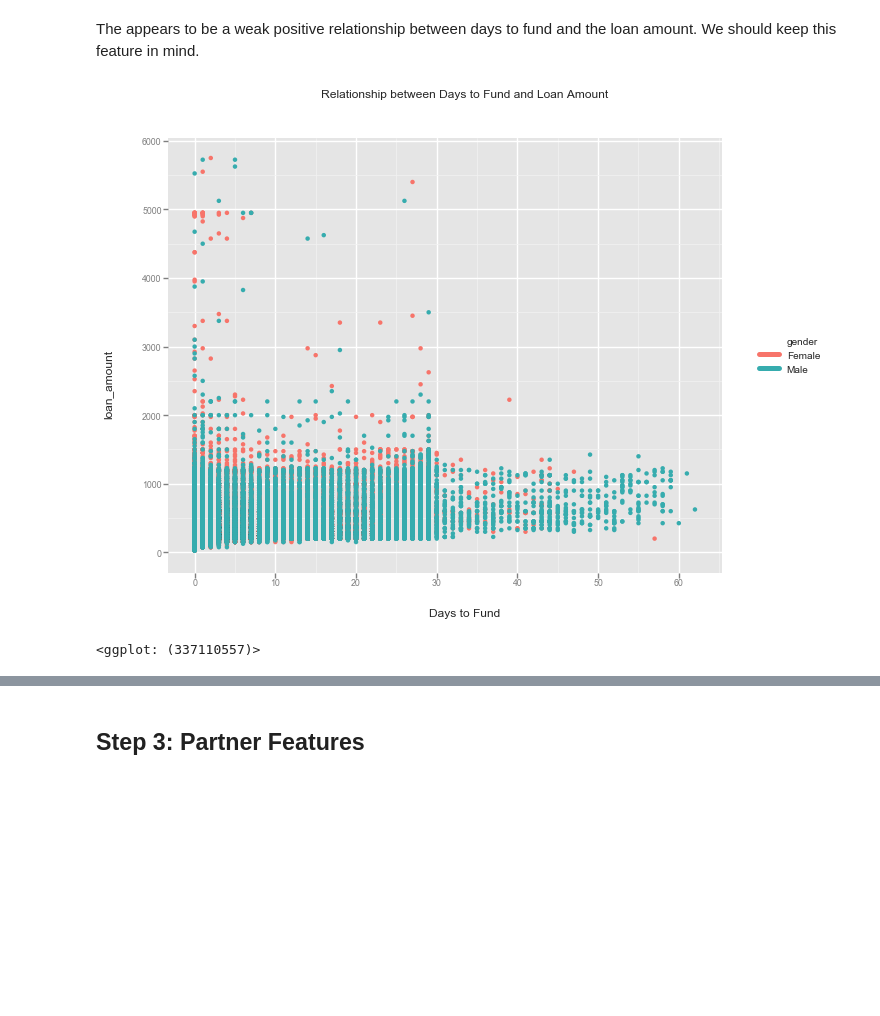
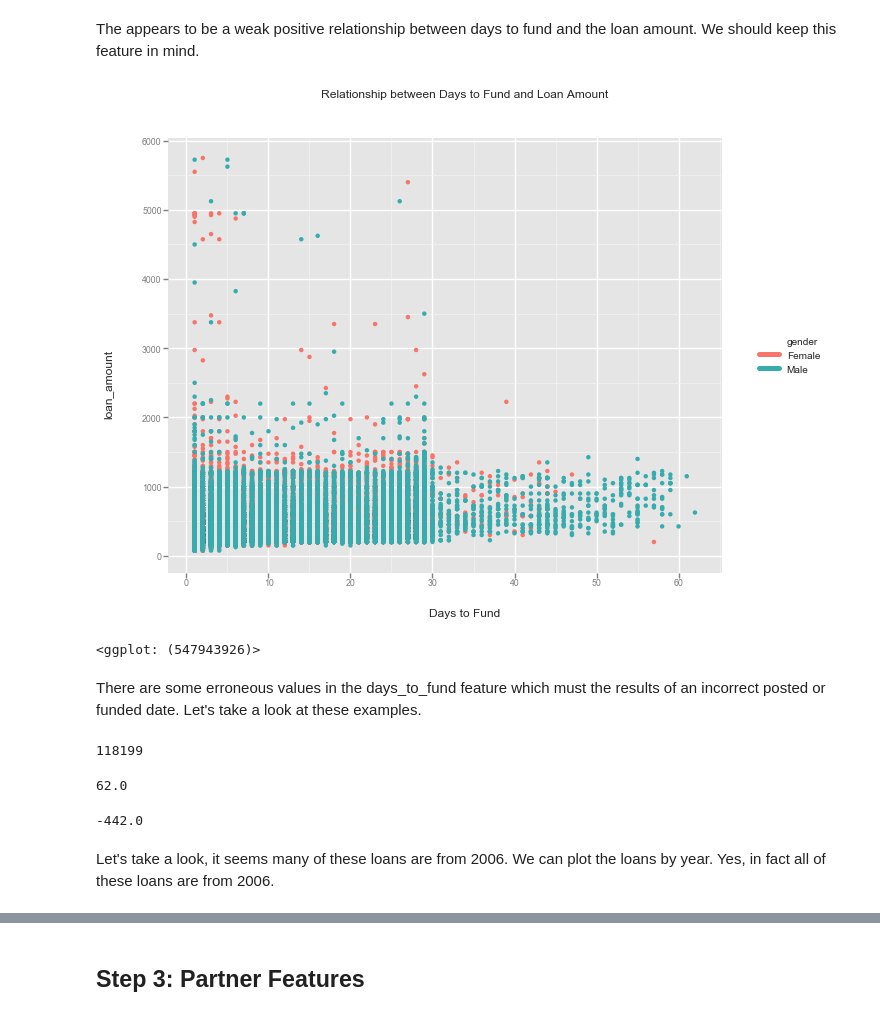
Before and after one commit to DeltaAnalytics/machine_learning_for_good, a Jupyter notebook: module_2/nbs/notebook_2_feature_engineering_extended.ipynb, the cells around one changed output, grey strips where cells are left out. Drawn from its saved outputs; the diff is of its cells as text; code cells hidden in the pictures; blank space fills up the shorter version.

```diff
--- a/module_2/nbs/notebook_2_feature_engineering_extended.ipynb
+++ b/module_2/nbs/notebook_2_feature_engineering_extended.ipynb
@@ -822,0 +954,3 @@ df.to_csv(data_path+'df_module_2_w_outliers.csv')
+# %%
+data_path = '~/intro_course_data_science_for_good/data/'
+df = pd.read_csv(data_path+'df_module_w_location.csv', low_memory=False)
@@ -852,6 +990,0 @@ We can also take a look at location by gender. There are some interesting differ
-# %%
-plt.figure(figsize=(8, 20))
-
-sns.set_context("paper", font_scale=1.1, rc={"lines.linewidth": 1.1})
-
-g=sns.factorplot(x="province", y="loan_amount", hue="gender", palette="Set3", data=df[(df['borrower_count'] == 1)&(df['loan_amount']<1500)], kind="box",orient="v", size=8, aspect=1)
@@ -887,24 +1012,3 @@ df[df['borrower_count'] == 1].groupby('activity')['loan_amount'].mean().nlargest
 In order to leverage time features, we first need to make sure that the data is in Python's datetime format. Once all relevant features are converted to this format, we can perform operations on them.
 
 As we saw in Module 1, we already ensured our date features are converted to datetime format using the `to_datetime` function. However, in reading in our "df" csv file, Python forgot the Pandas format we assigned. Therefore we convert our created variables to datetime format again. We then create a day feature from each of the datetime differences we calculate.
-# %%
-## Ensuring datetime format
-df['planned_expiration_datetime'] = pd.to_datetime(df['planned_expiration_datetime'])
-df['posted_datetime'] = pd.to_datetime(df['posted_datetime'])
-
-## Time to fund is the funded date minus the posted date
-df['time_to_fund'] =pd.to_datetime(df['funded_datetime']) - pd.to_datetime(df['posted_datetime'])
-df['days_to_fund'] = df.time_to_fund.dt.days
-
-## Time to expiration is the expiration date minus the Posted Date
-df['time_to_expire_datetime'] =df['planned_expiration_datetime'] - df['posted_datetime']
-df['days_to_expire'] = df.time_to_expire_datetime.dt.days
-df['posted_year']=df['posted_datetime'].dt.year
-df['posted_month']=df['posted_datetime'].dt.month
-
-## Time to dispursement is the Disbursed date minus the Posted Date
-df['time_to_dispersal'] =pd.to_datetime(df['dispursal_datetime']) - pd.to_datetime(df['posted_datetime'])
-df['days_to_dispersal'] = df.time_to_dispersal.dt.days
-
-# Convert string into numeric for posted_date
-df["posted_date_unix"] = pd.to_datetime(df['posted_date']).apply(lambda x: time.mktime(x.timetuple()) if not pd.isnull(x) else 0)
@@ -957,8 +1094,0 @@ There are some erroneous values in the days_to_fund feature which must the resul
-# %%
-# There are some erroneous values in the days_to_fund features so lets remove
-df['days_to_fund'].max()
-df['days_to_fund'].min()
-df[df['days_to_fund'] < 0]['days_to_fund'].value_counts()
-df = df[df['days_to_fund']>=0]
-#check that has worked
-df['days_to_fund'].min()
@@ -973,8 +1095,20 @@ Name: days_to_fund, dtype: int64
 # %% [markdown]
 The appears to be a weak positive relationship between days to fund and the loan amount. We should keep this feature in mind.
 # %%
-ggplot(df[(df['borrower_count'] == 1)], aes(x = 'days_to_fund', y = 'loan_amount', color="gender")) + geom_point() + \
+ggplot(df[(df['borrower_count'] == 1) &(df['days_to_fund']>0)], aes(x = 'days_to_fund', y = 'loan_amount', color="gender")) + geom_point() + \
 ggtitle("Relationship between Days to Fund and Loan Amount") + xlab("Days to Fund") + ylab("loan_amount")
 # %% [output]
-[figure, old version]
+[figure, new version]
-<ggplot: (337110557)>
+<ggplot: (547943926)>
+# %% [markdown]
+There are some erroneous values in the days_to_fund feature which must the results of an incorrect posted or funded date. Let's take a look at these examples.
+# %%
+len(df)
+# %% [output]
+118199
+# %%
+df['days_to_fund'].max()
+df['days_to_fund'].min()
+# %% [output]
+62.0
+-442.0
@@ -980,0 +1118,2 @@ ggtitle("Relationship between Days to Fund and Loan Amount") + xlab("Days to Fun
+# %% [markdown]
+Let's take a look, it seems many of these loans are from 2006. We can plot the loans by year. Yes, in fact all of these loans are from 2006.
```
Also changed, not shown: parts of 119 cells of this notebook.
